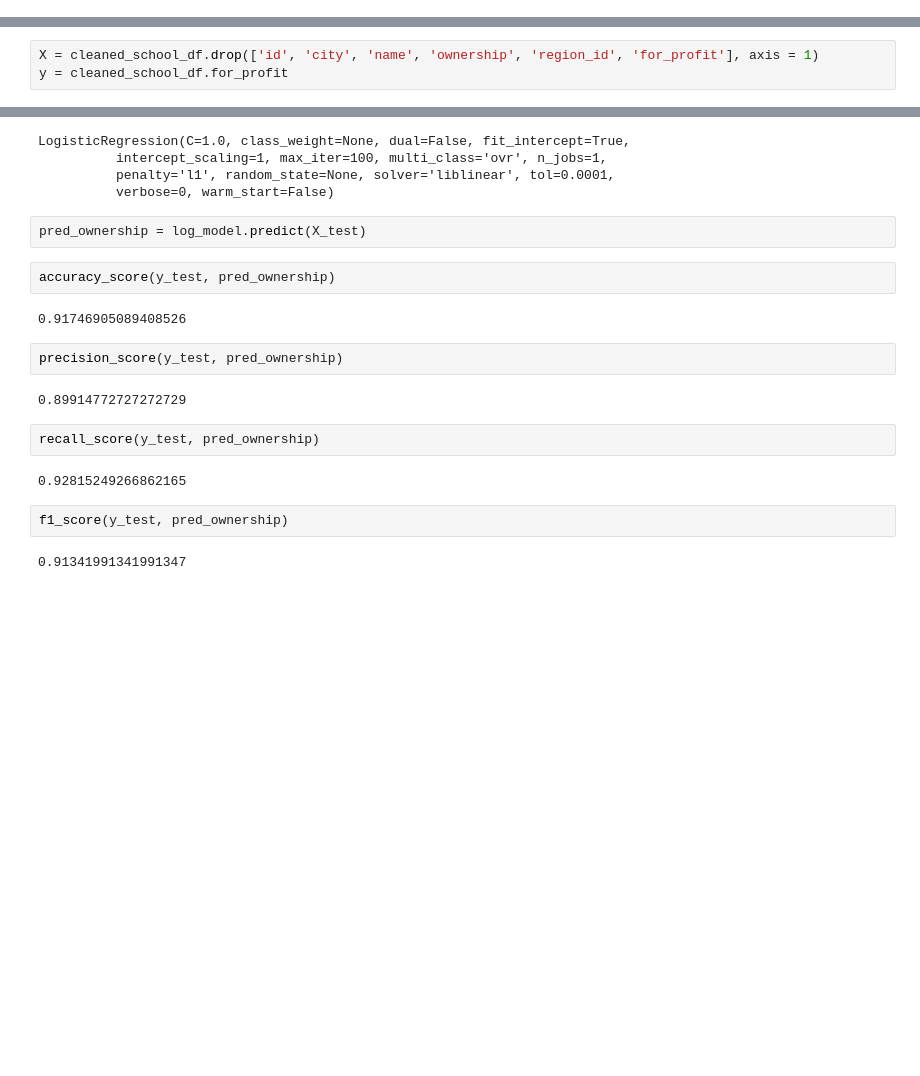
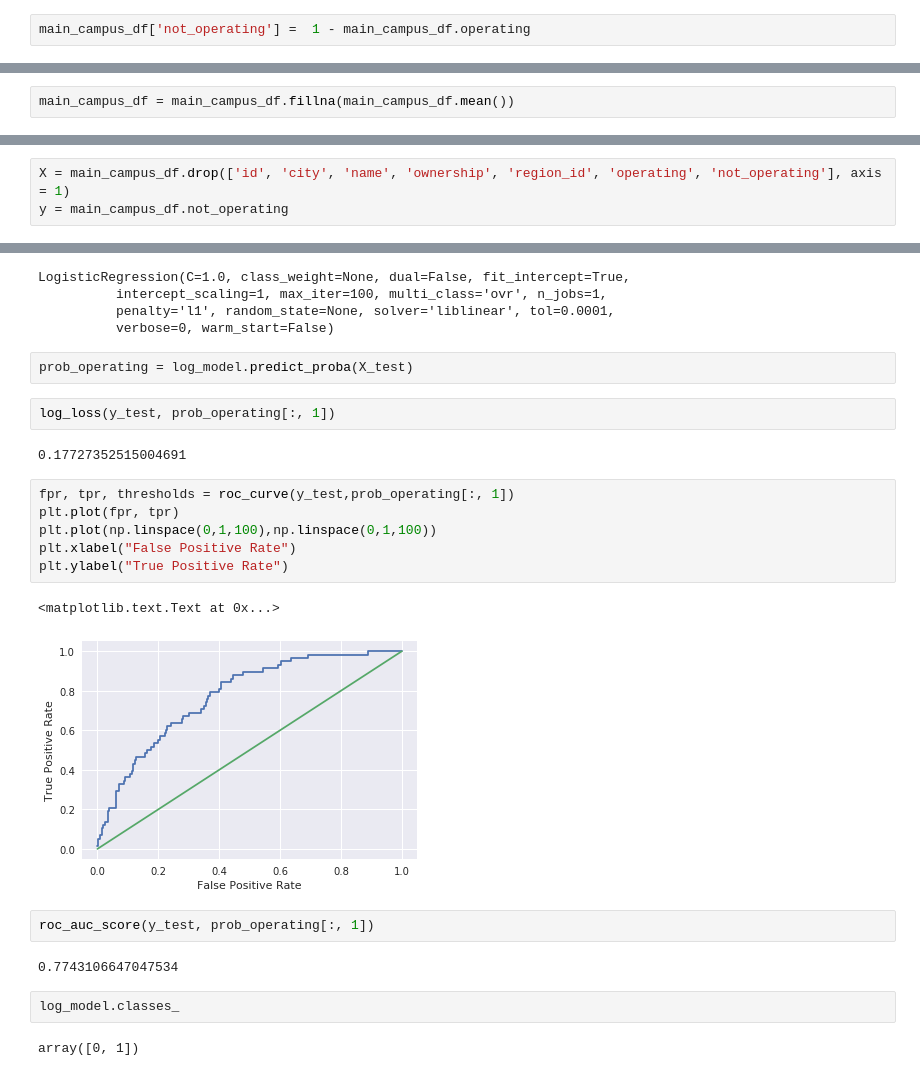
Before and after one commit to aawiegel/CollegeClassification, a Jupyter notebook: Classification.ipynb, the cells around one changed output, grey strips where cells are left out. Drawn from its saved outputs; the diff is of its cells as text; blank space fills up the shorter version.

```diff
--- a/Classification.ipynb
+++ b/Classification.ipynb
@@ -253,0 +255,2 @@ memory usage: 1.3+ MB
+# %%
+main_campus_df['not_operating'] =  1 - main_campus_df.operating
@@ -254,8 +281,10 @@ memory usage: 1.3+ MB
+# %%
+main_campus_df = main_campus_df.fillna(main_campus_df.mean())
 # %% [markdown]
 ## Select columns for classification
 # %%
-X = cleaned_school_df.drop(['id', 'city', 'name', 'ownership', 'region_id', 'for_profit'], axis = 1)
-y = cleaned_school_df.for_profit
+X = main_campus_df.drop(['id', 'city', 'name', 'ownership', 'region_id', 'operating', 'not_operating'], axis = 1)
+y = main_campus_df.not_operating
 # %%
 X_train, X_test, y_train, y_test = train_test_split(X, y, random_state=42, test_size=0.2)
 # %%
@@ -268,20 +297,25 @@ LogisticRegression(C=1.0, class_weight=None, dual=False, fit_intercept=True,
           penalty='l1', random_state=None, solver='liblinear', tol=0.0001,
           verbose=0, warm_start=False)
 # %%
-pred_ownership = log_model.predict(X_test)
+prob_operating = log_model.predict_proba(X_test)
-# %%
-accuracy_score(y_test, pred_ownership)
-# %% [output]
-0.91746905089408526
-# %%
-precision_score(y_test, pred_ownership)
-# %% [output]
-0.89914772727272729
-# %%
-recall_score(y_test, pred_ownership)
-# %% [output]
-0.92815249266862165
-# %%
-f1_score(y_test, pred_ownership)
-# %% [output]
-0.91341991341991347
+# %%
+log_loss(y_test, prob_operating[:, 1])
+# %% [output]
+0.17727352515004691
+# %%
+fpr, tpr, thresholds = roc_curve(y_test,prob_operating[:, 1])
+plt.plot(fpr, tpr)
+plt.plot(np.linspace(0,1,100),np.linspace(0,1,100))
+plt.xlabel("False Positive Rate")
+plt.ylabel("True Positive Rate")
+# %% [output]
+<matplotlib.text.Text at 0x...>
+[figure, added]
+# %%
+roc_auc_score(y_test, prob_operating[:, 1])
+# %% [output]
+0.7743106647047534
+# %%
+log_model.classes_
+# %% [output]
+array([0, 1])
```
Also changed, not shown: parts of 20 cells of this notebook.
